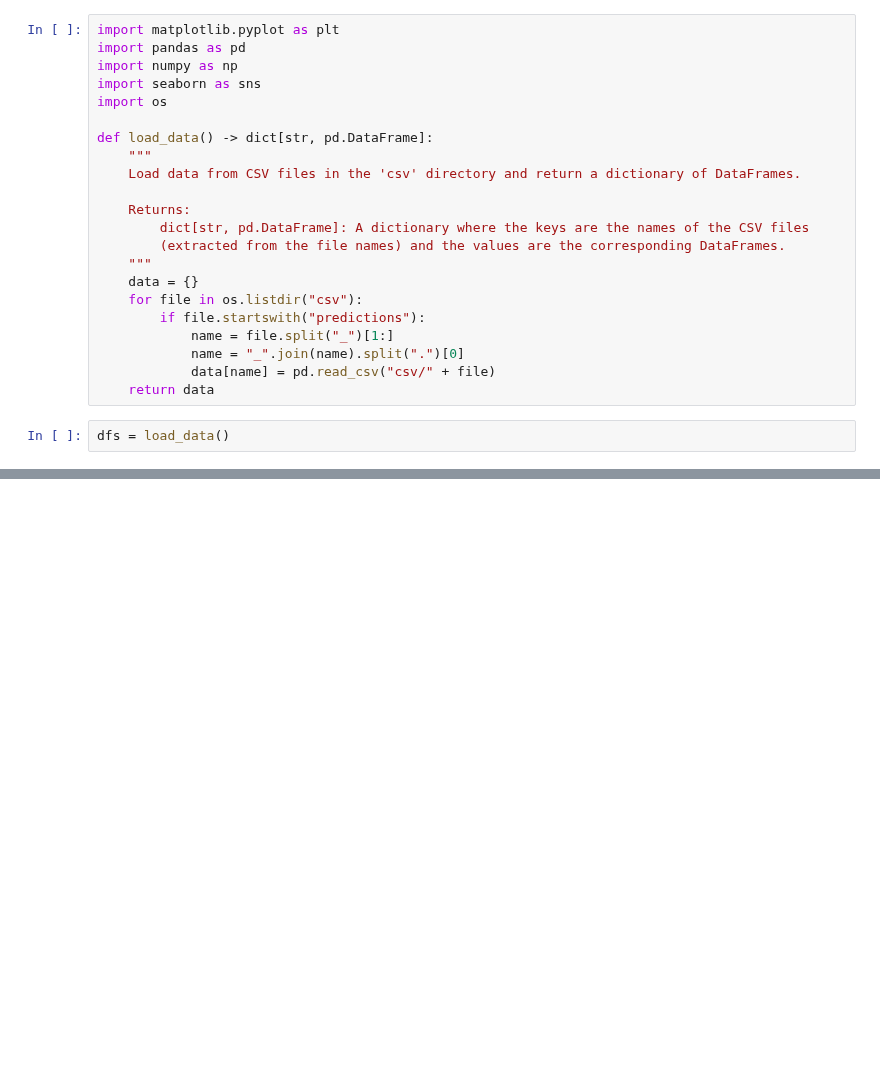
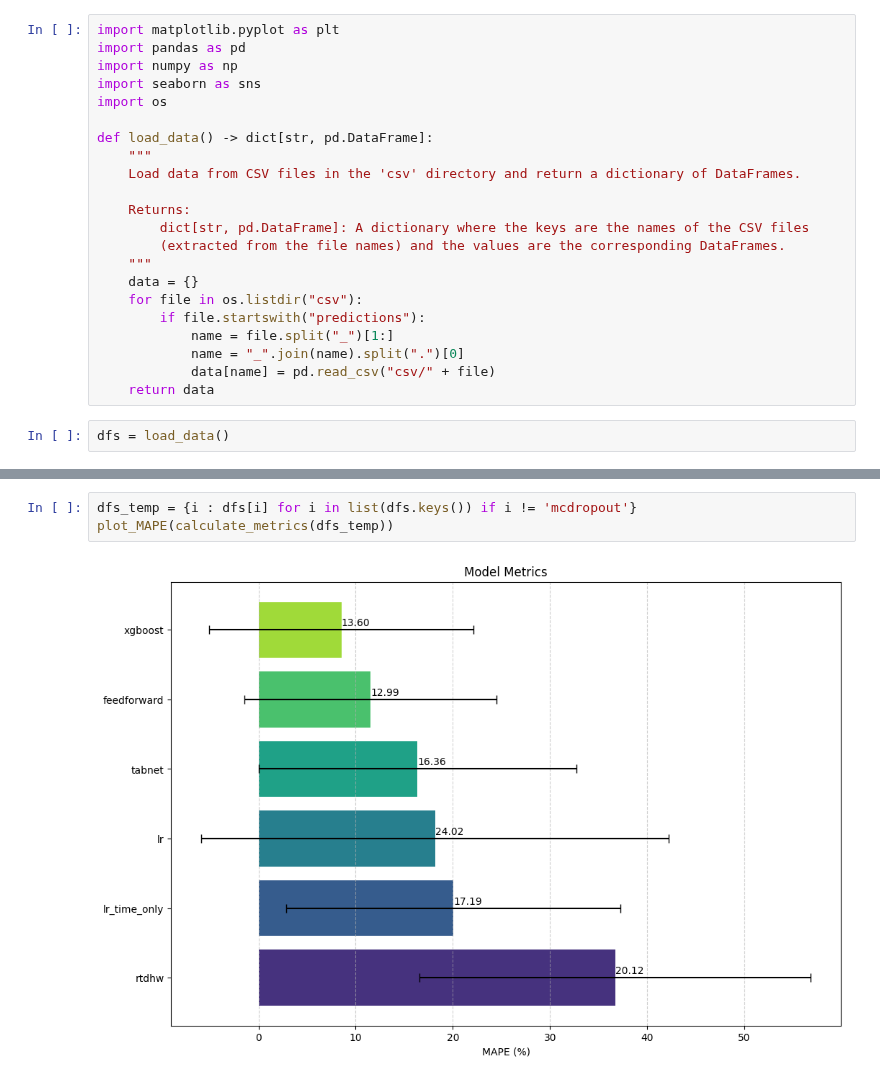
Before and after one commit to FrancoCabezasPoblete/resource-prediction-study, a Jupyter notebook: notebooks/eda_final.ipynb, the cells around one changed output, grey strips where cells are left out. Cells and saved outputs as stored; diff of their text form; blank space fills up the shorter version.

```diff
--- a/notebooks/eda_final.ipynb
+++ b/notebooks/eda_final.ipynb
@@ -76,0 +108,5 @@ plot_MAPE(metrics)
+# %%
+dfs_temp = {i : dfs[i] for i in list(dfs.keys()) if i != 'mcdropout'}
+plot_MAPE(calculate_metrics(dfs_temp))
+# %% [output]
+[figure, added]
```
Also changed, not shown: parts of 10 cells of this notebook.
